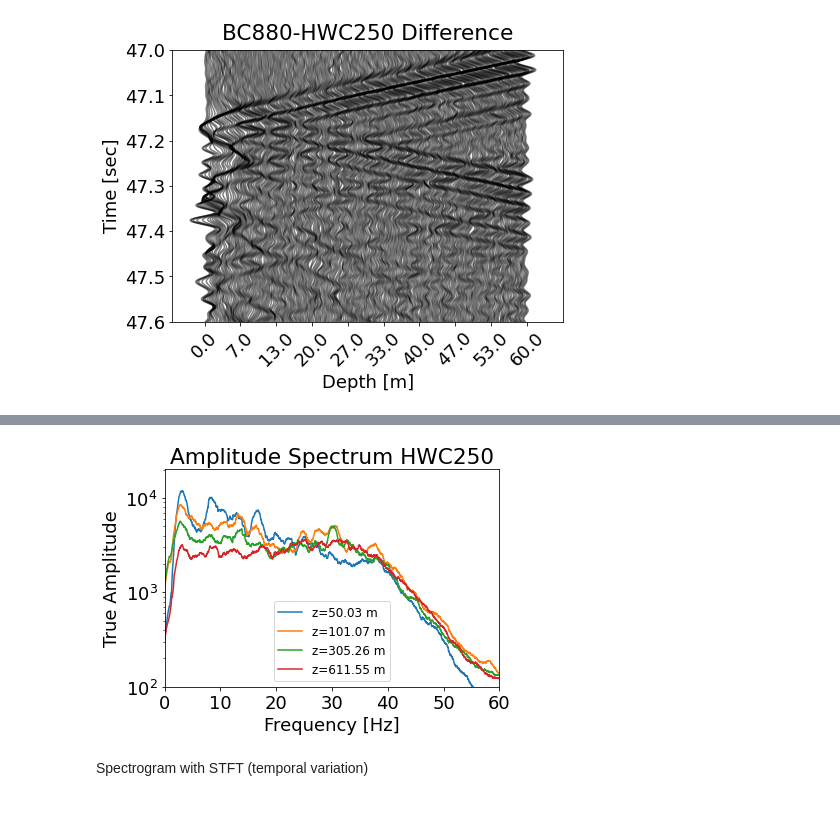
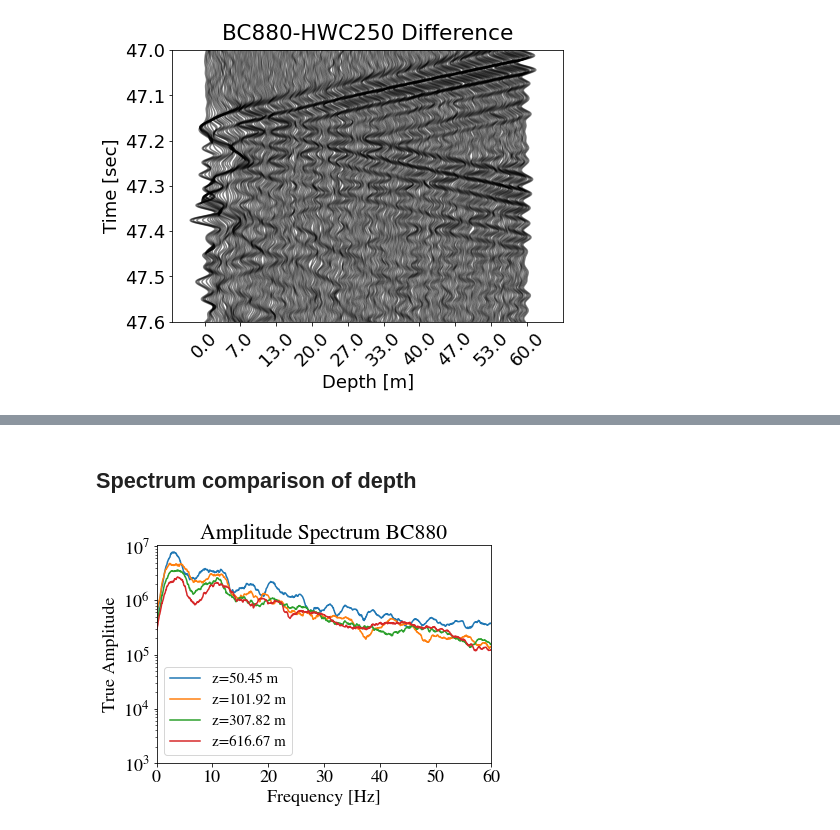
Before and after one commit to yohanesnuwara/DASLab, a Jupyter notebook: notebooks/DASCompare.ipynb, the cells around one changed output, grey strips where cells are left out. Cells and saved outputs as stored; diff of their text form; code cells hidden in the pictures.

```diff
--- a/notebooks/DASCompare.ipynb
+++ b/notebooks/DASCompare.ipynb
@@ -143,3 +63,20 @@ Entire data size= (60000, 4736)
+# %%
+# Takes 1 minute to load all 8 files from pickle. Takes nearly half the Colab RAM.
+dir = "/content/drive/MyDrive/RITE_Yohanes/Pickles/"
+n_events = 8 # Number of events to load
+
+stc, hwc, bc = [], [], []
+for i in range(n_events):
+  filename = dir+'file'+'{}'.format(i+1)+'.pkl'
+  f = loadPkl(filename)
+  stc.append(f[:,:246])
+  hwc.append(f[:,246:246+277])
+  bc.append(f[:,246+277:246+277+737])
+# %%
+# Convert to Numpy array
+bc = np.array(bc)
+hwc = np.array(hwc)
+stc = np.array(stc)
 # %% [markdown]
 ## Compare waveform
 
@@ -265,24 +263,40 @@ Spectral comparison with depth.
+# %% [markdown]
+## Spectrum comparison of depth
 # %%
-das = event.bc880
+das = bc # Specify stc, hwc, or bc
+no_event = 1 # Specify which event
+no_chann = 100
+
+# Multi-channel data
+data = das[no_event-1,::]
+nt, nz = data.shape # Number of time samples, number of channels
+
+# Single-channel data
+y = data[:,no_chann-1]
+
+# Time samples
+dt = .001 # Sampling interval
+t = np.arange(0, nt*dt, dt)
+
+# Channel depths
+dz = 1.0295 # Channel interval
+z = np.arange(0, nz*dz, dz)
+
+#----
+# Specify channels at different depths
 no_trace = [50,100,300,600]
 
-# das = event.hwc250
-# no_trace = [20,100,220]
-# no_trace = [100,400,600]
+for i in no_trace:
+  tr = data[:,i-1]
+  f, A = fftSpectrum(tr, fs=1/0.001, window=100, plot=False)
+  plt.semilogy(f, A, label='z={:.2f} m'.format(z[i-1]))
 
-for i in no_trace:
-  tr = das.data[:,i-1]
-  f, A = fftSpectrum(tr, fs=1/0.001, window=100, plot=False)
-  plt.semilogy(f, A, label='z={:.2f} m'.format(das.zz[i-1]))
-
-plt.title('Amplitude Spectrum HWC250')
+plt.title('Amplitude Spectrum BC880')
 plt.xlabel('Frequency [Hz]')
 plt.ylabel('True Amplitude')
 plt.xlim(0,60)
-plt.ylim(ymin=1E+2)
-plt.legend(fontsize=12)
+plt.ylim(ymin=1E+3)
+plt.legend(fontsize=15, loc='lower left')
 plt.show()
 # %% [output]
-[figure, old version]
+[figure, new version]
-# %% [markdown]
-Spectrogram with STFT (temporal variation)
```
Also changed, not shown: parts of 21 cells of this notebook.
